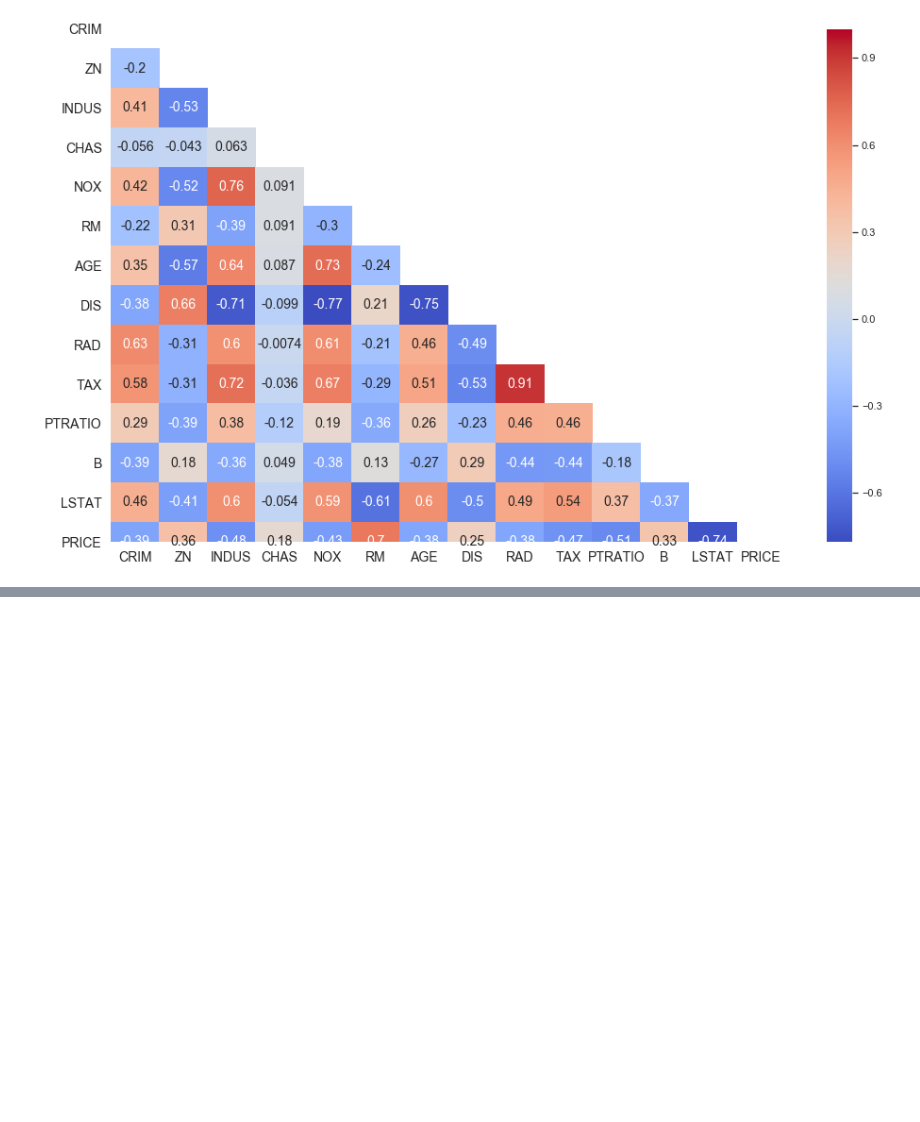
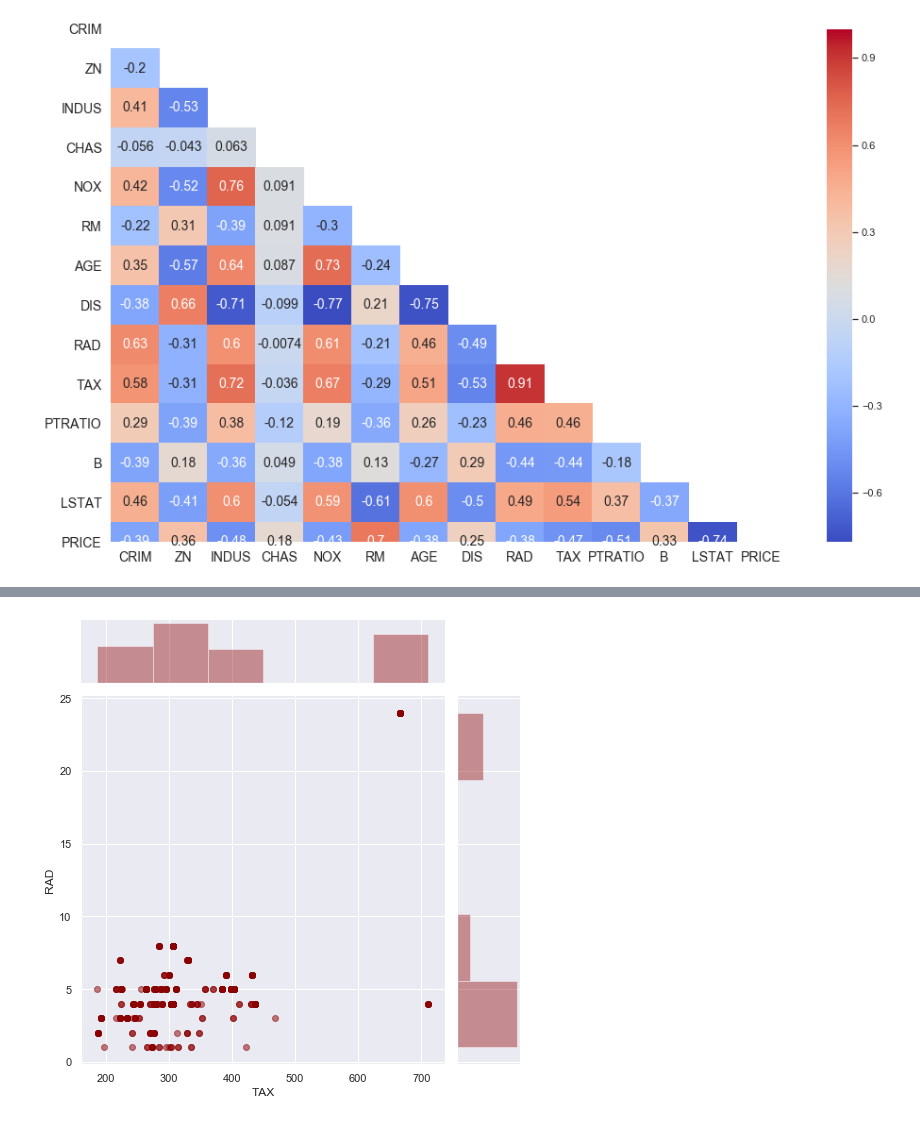
Before and after one commit to rasoulghaznavi/Excersise, a Jupyter notebook: 04 Multivariate Regression.ipynb, the cells around one changed output, grey strips where cells are left out. Saved outputs shown, nothing was run; the diff lists cells and outputs as text; code cells hidden in the pictures; blank space fills up the shorter version.

```diff
--- a/04 Multivariate Regression.ipynb
+++ b/04 Multivariate Regression.ipynb
@@ -363,0 +391,8 @@ plt.show()
+# %%
+sns.set()
+sns.set_context('notebook')
+sns.set_style('darkgrid')
+sns.jointplot(x=data['TAX'], y=data['RAD'], size=7, color='darkred', joint_kws={'alpha':0.5})
+plt.show()
+# %% [output]
+[figure, added]
```
Also changed, not shown: parts of 8 cells of this notebook.
